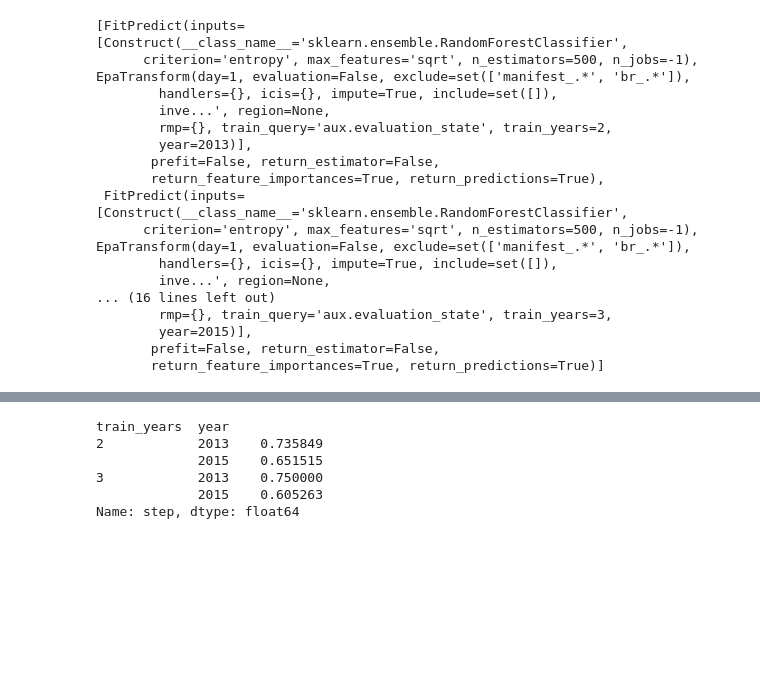
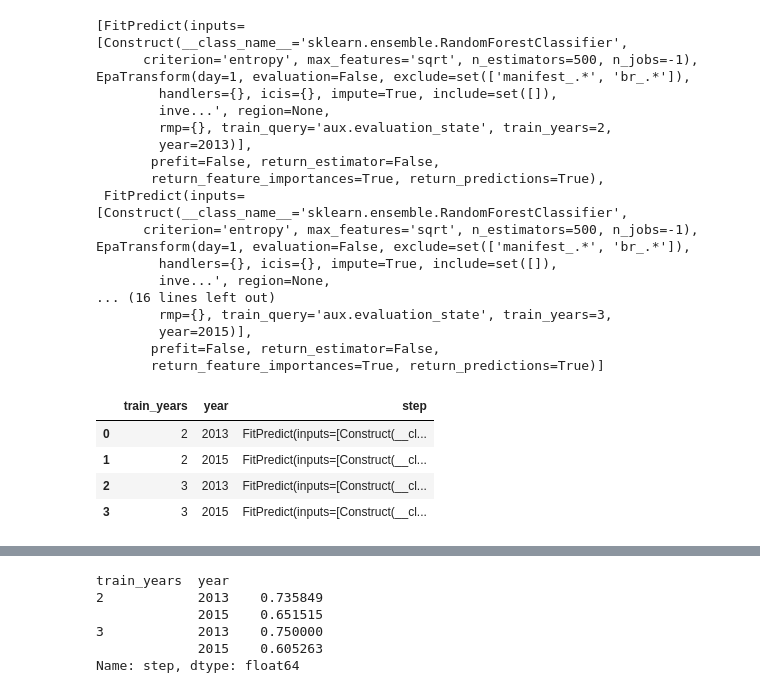
Before and after one commit to dssg/rcra, a Jupyter notebook: exploring/Comparing Data Additions.ipynb, the cells around one changed output, grey strips where cells are left out. Cells and saved outputs as stored; diff of their text form; code cells hidden in the pictures; blank space fills up the shorter version.

```diff
--- a/exploring/Comparing Data Additions.ipynb
+++ b/exploring/Comparing Data Additions.ipynb
@@ -34,6 +34,13 @@ step.load(original_model)
        return_feature_importances=True, return_predictions=True)]
 # %%
 df_original_model = explore.to_dataframe(original_model)
+df_original_model
+# %% [output]
+|  | train_years | year | step |
+| 0 | 2 | 2013 | FitPredict(inputs=[Construct(__cl... |
+| 1 | 2 | 2015 | FitPredict(inputs=[Construct(__cl... |
+| 2 | 3 | 2013 | FitPredict(inputs=[Construct(__cl... |
+| 3 | 3 | 2015 | FitPredict(inputs=[Construct(__cl... |
 # %%
 %matplotlib inline
 plot = explore.apply(df_original_model, model.precision_series, k=800, dropna=False).plot(figsize=(15,10))
```
Also changed, not shown: parts of 1 cell of this notebook.
